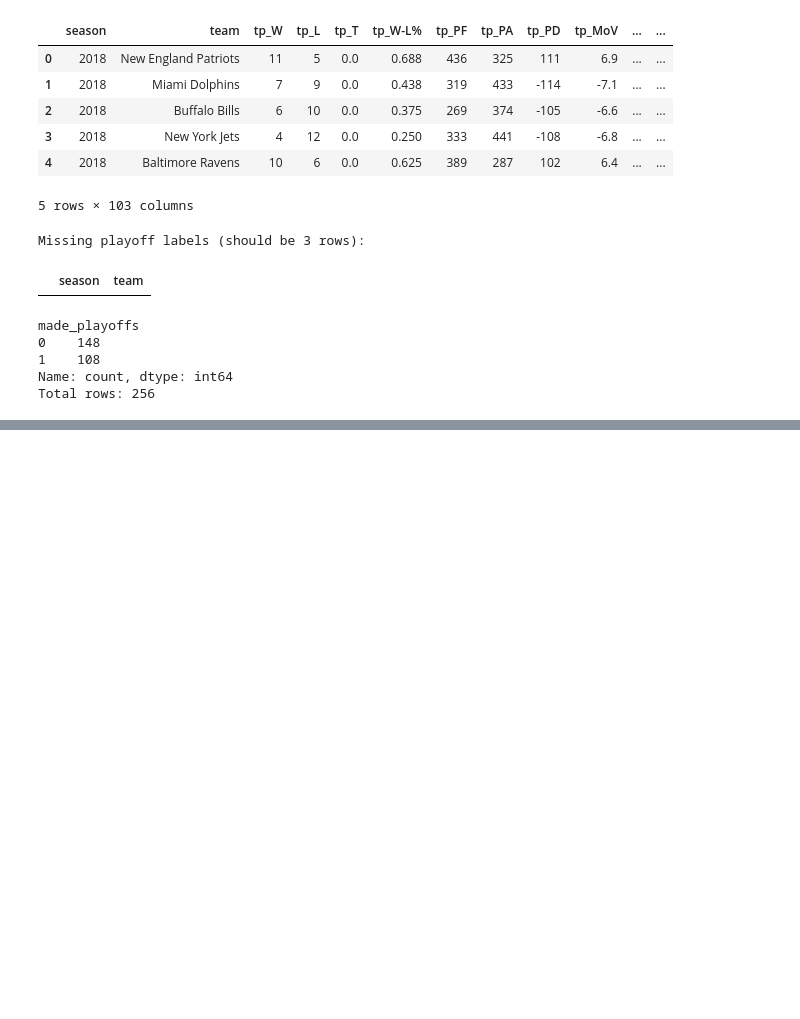
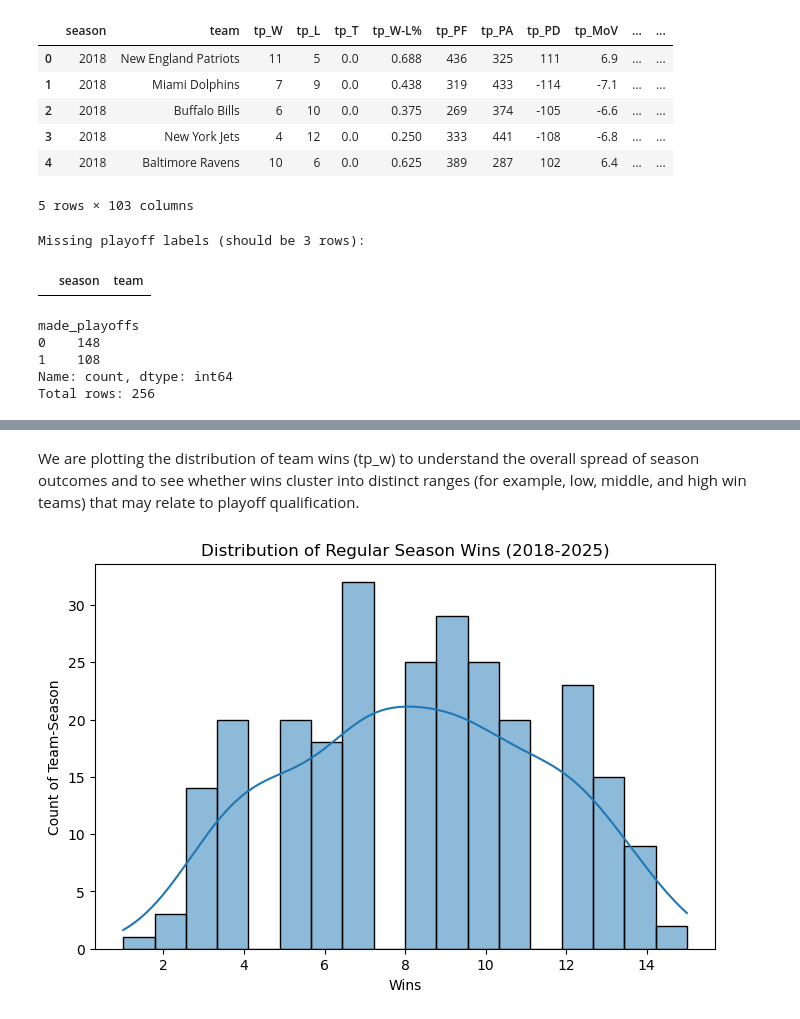
Before and after one commit to mattmarz94/nfl-decision-support-analytics, a Jupyter notebook: Data Preprocessing/build_team_season_master.ipynb, the cells around one changed output, grey strips where cells are left out. Drawn from its saved outputs; the diff is of its cells as text; code cells hidden in the pictures; blank space fills up the shorter version.

Commit message:
created various plots for the offensive and defensive metrics for univariate analysis.

```diff
--- a/Data Preprocessing/build_team_season_master.ipynb
+++ b/Data Preprocessing/build_team_season_master.ipynb
@@ -1421,0 +1438,13 @@ master_df.to_csv("Team_Stats_Merge_2018_2025.csv", index=False)
+# %% [markdown]
+We are plotting the distribution of team wins (tp_w) to understand the overall spread of season outcomes and to see whether wins cluster into distinct ranges (for example, low, middle, and high win teams) that may relate to playoff qualification.
+# %%
+plt.figure(figsize=(8,5))
+
+sns.histplot(data=master_df, x='tp_W', bins=18, kde=True)
+
+plt.title('Distribution of Regular Season Wins (2018-2025)')
+plt.xlabel('Wins')
+plt.ylabel('Count of Team-Season')
+plt.show();
+# %% [output]
+[figure, added]
```
Also changed, not shown: parts of 61 cells of this notebook.
